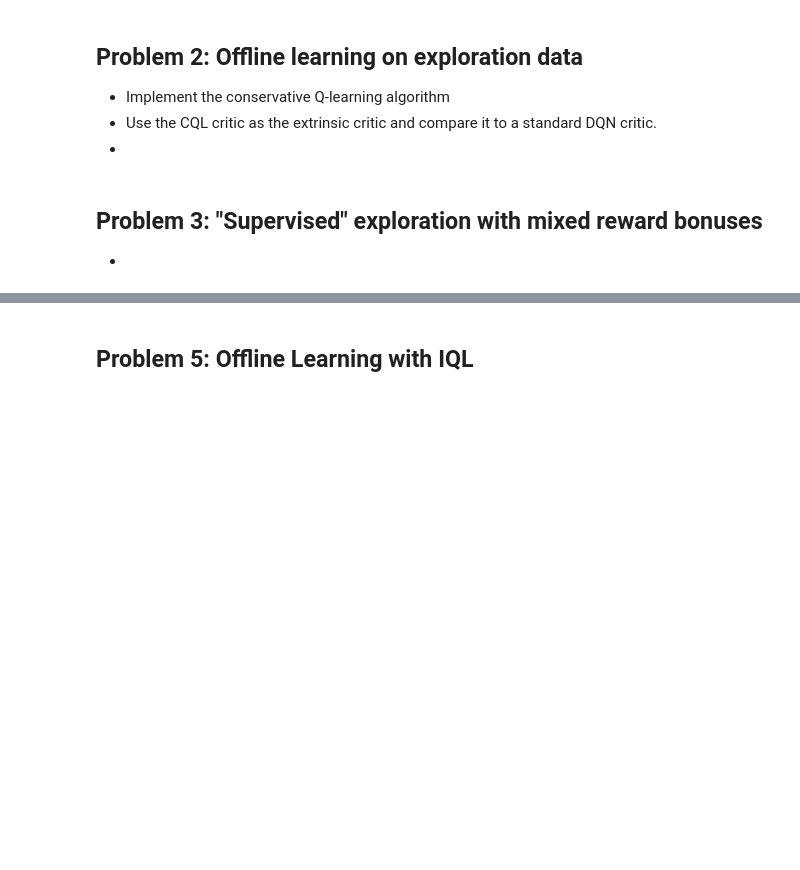
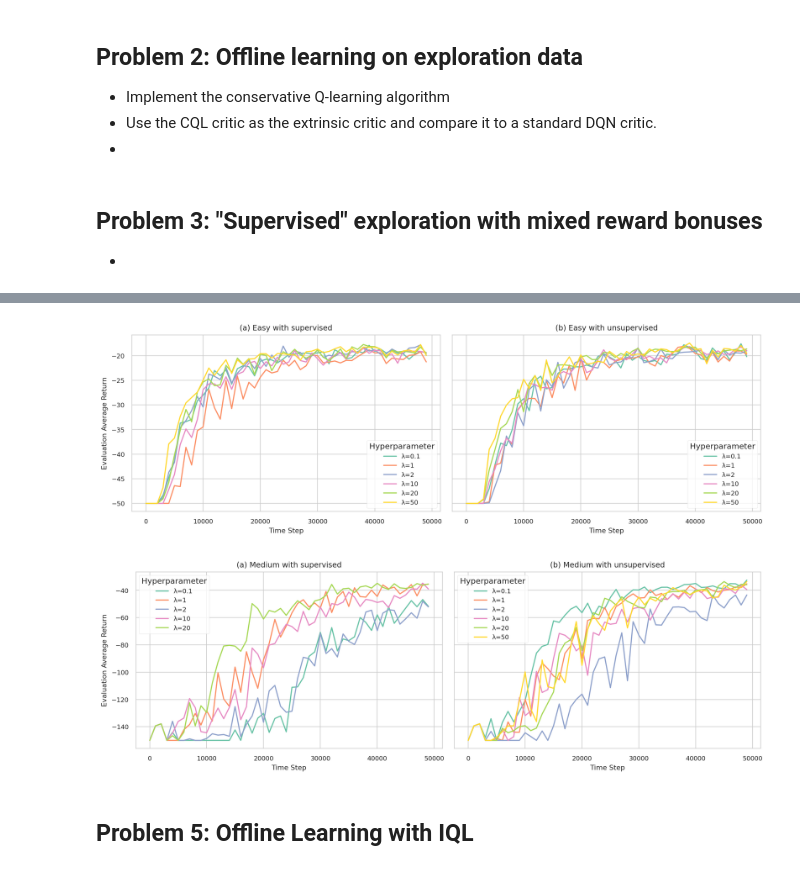
Before and after one commit to ChocolateDave/cs285_homework_fall2022, a Jupyter notebook: notebooks/hw5_analysis.ipynb, the cells around one changed output, grey strips where cells are left out. Cells and saved outputs as stored; diff of their text form; code cells hidden in the pictures; blank space fills up the shorter version.

```diff
--- a/notebooks/hw5_analysis.ipynb
+++ b/notebooks/hw5_analysis.ipynb
@@ -43,2 +106,46 @@ def _process_df(df: pd.DataFrame, name: str = None) -> None:
+# %%
+folders = os.listdir(osp.join(csv_root, 'q4'))
+index_map = defaultdict(list)
+
+for folder in folders:
+    env_name, alg_type = folder.split('_')
+    index_map[env_name].append(alg_type)
+
+for env_name, alg_types in index_map.items():
+    fig, axes = plt.subplots(1, len(alg_types), sharey=True,
+                             figsize=(6 * len(alg_types), 4), dpi=224)
+    for i, alg_type in enumerate(alg_types):
+        files = os.listdir(
+            osp.join(csv_root, 'q4', f'{env_name}_{alg_type}')
+        )
+        df_list = []
+        for file in files:
+            lambda_val = file.split('_')[6].split('lam')[1]
+            df = pd.read_csv(
+                osp.join(csv_root, 'q4', f'{env_name}_{alg_type}', file),
+                sep=',', encoding='utf-8'
+            )
+            _process_df(df, 'Evaluation Average Return')
+            df['Hyperparameter'] = f'λ={lambda_val}'
+            df['Lambda'] = float(lambda_val)
+            df_list.append(df)
+
+        data = pd.concat(df_list).sort_values(by='Lambda')
+
+        axes[i] = sns.lineplot(data=data,
+                               x='Time Step',
+                               y='Evaluation Average Return',
+                               hue='Hyperparameter',
+                               palette='Set2',
+                               ax=axes[i])
+        axes[i].set_title(
+            f'({chr(97 + i)}) {env_name.capitalize()} with {alg_type}'
+        )
+
+    fig.tight_layout()
+    fig.savefig(f'../docs/hw5_report/img/q4_{env_name}.png', dpi=600)
+# %% [output]
+[figure, added]
+[figure, added]
 # %% [markdown]
 ## Problem 5: Offline Learning with IQL
```
Also changed, not shown: parts of 6 cells of this notebook, 12 other files.
